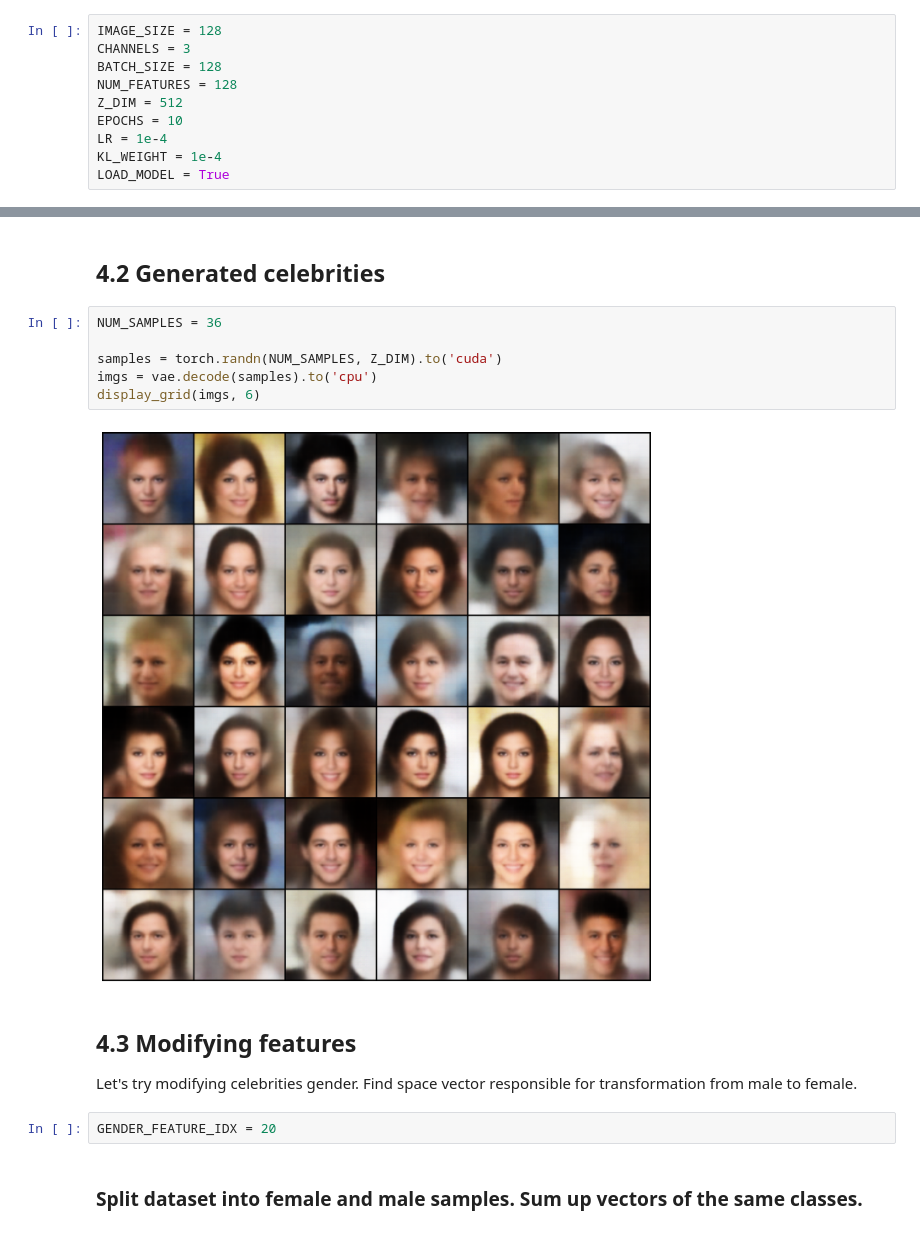
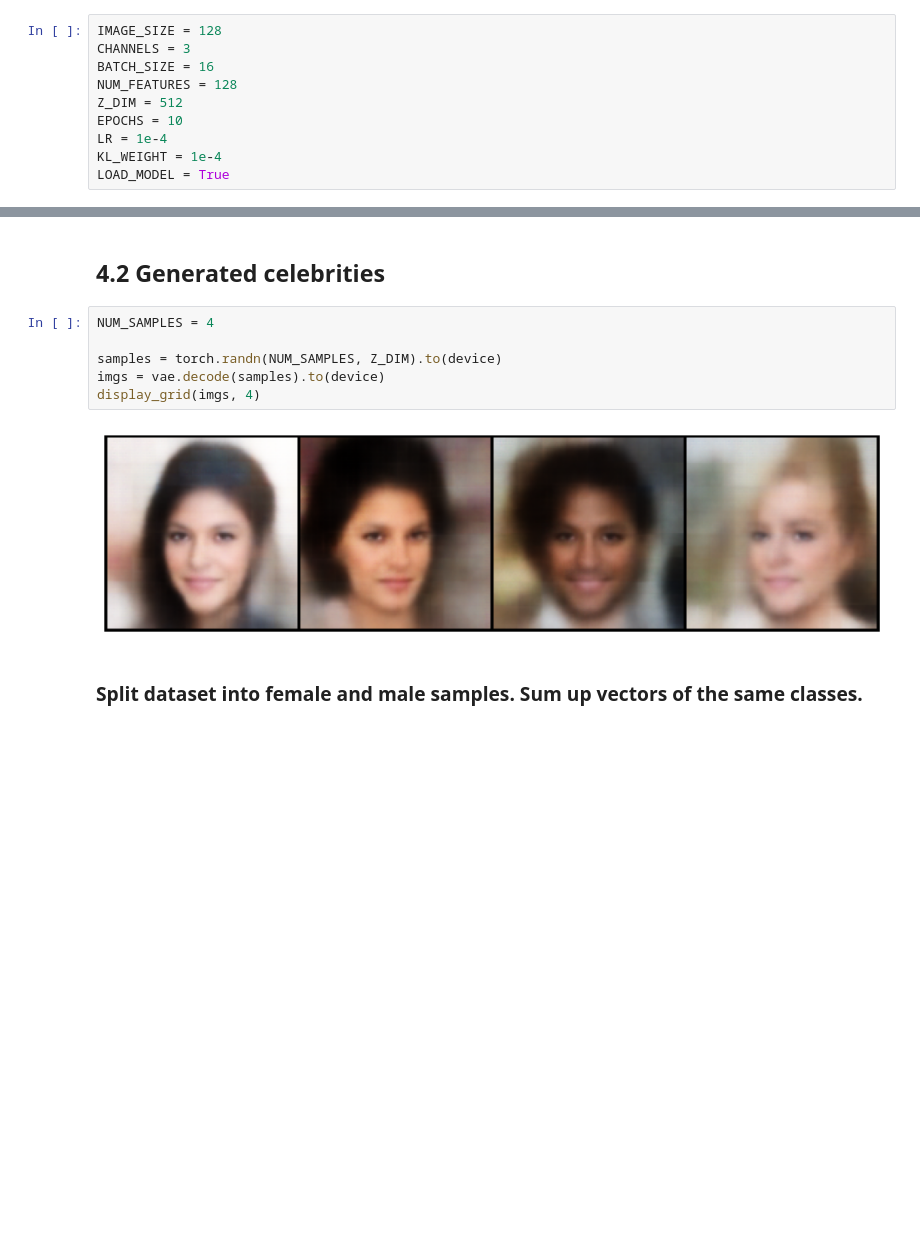
Before and after one commit to Bex0n/CelebA-VAE, a Jupyter notebook: notebooks/vanilla_vae.ipynb, the cells around one changed output, grey strips where cells are left out. Drawn from its saved outputs; the diff is of its cells as text; blank space fills up the shorter version.

```diff
--- a/notebooks/vanilla_vae.ipynb
+++ b/notebooks/vanilla_vae.ipynb
@@ -51,7 +58,7 @@ device = torch.device('cuda' if torch.cuda.is_available() else 'cpu')
 # %%
 IMAGE_SIZE = 128
 CHANNELS = 3
-BATCH_SIZE = 128
+BATCH_SIZE = 16
 NUM_FEATURES = 128
 Z_DIM = 512
 EPOCHS = 10
@@ -123,19 +128,13 @@ plt.show()
 # %% [markdown]
 ## 4.2 Generated celebrities
 # %%
-NUM_SAMPLES = 36
+NUM_SAMPLES = 4
 
-samples = torch.randn(NUM_SAMPLES, Z_DIM).to('cuda')
-imgs = vae.decode(samples).to('cpu')
-display_grid(imgs, 6)
+samples = torch.randn(NUM_SAMPLES, Z_DIM).to(device)
+imgs = vae.decode(samples).to(device)
+display_grid(imgs, 4)
 # %% [output]
-[figure, old version]
+[figure, new version]
-# %% [markdown]
-## 4.3 Modifying features
-
-Let's try modifying celebrities gender. Find space vector responsible for transformation from male to female.
-# %%
-GENDER_FEATURE_IDX = 20
 # %% [markdown]
 ### Split dataset into female and male samples. Sum up vectors of the same classes.
 # %%
```
Also changed, not shown: parts of 12 cells of this notebook, 9 other files.
